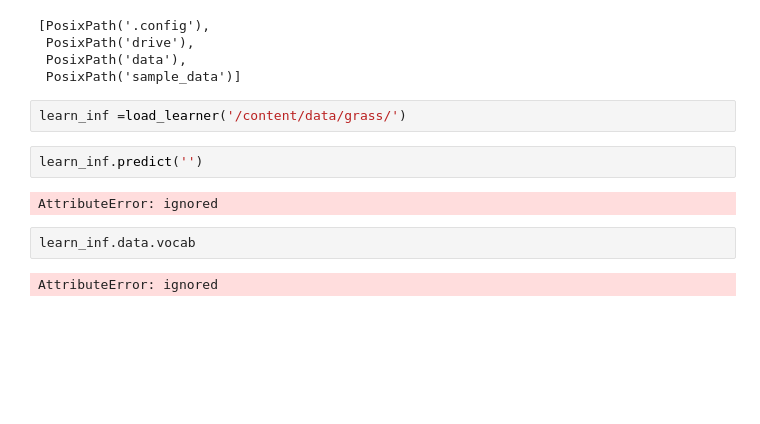
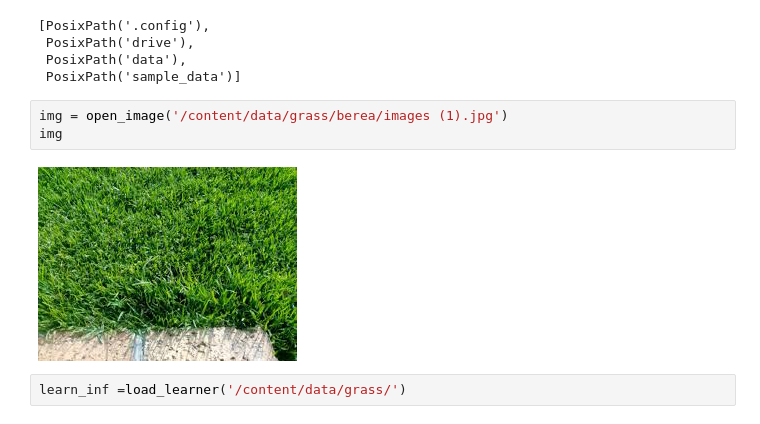
Before and after one commit to Mekondjo-EDSA/dsi_repo, a Jupyter notebook: Twist_challenge.ipynb, the cells around one changed output. Saved outputs shown, nothing was run; the diff lists cells and outputs as text; blank space fills up the shorter version.

```diff
--- a/Twist_challenge.ipynb
+++ b/Twist_challenge.ipynb
@@ -152,13 +152,10 @@ path.ls()
  PosixPath('drive'),
  PosixPath('data'),
  PosixPath('sample_data')]
+# %%
+img = open_image('/content/data/grass/berea/images (1).jpg')
+img
+# %% [output]
+[figure, added]
 # %%
 learn_inf =load_learner('/content/data/grass/')
-# %%
-learn_inf.predict('')
-# %% [output]
-AttributeError: ignored
-# %%
-learn_inf.data.vocab
-# %% [output]
-AttributeError: ignored
```
Also changed, not shown: parts of 2 cells of this notebook.
